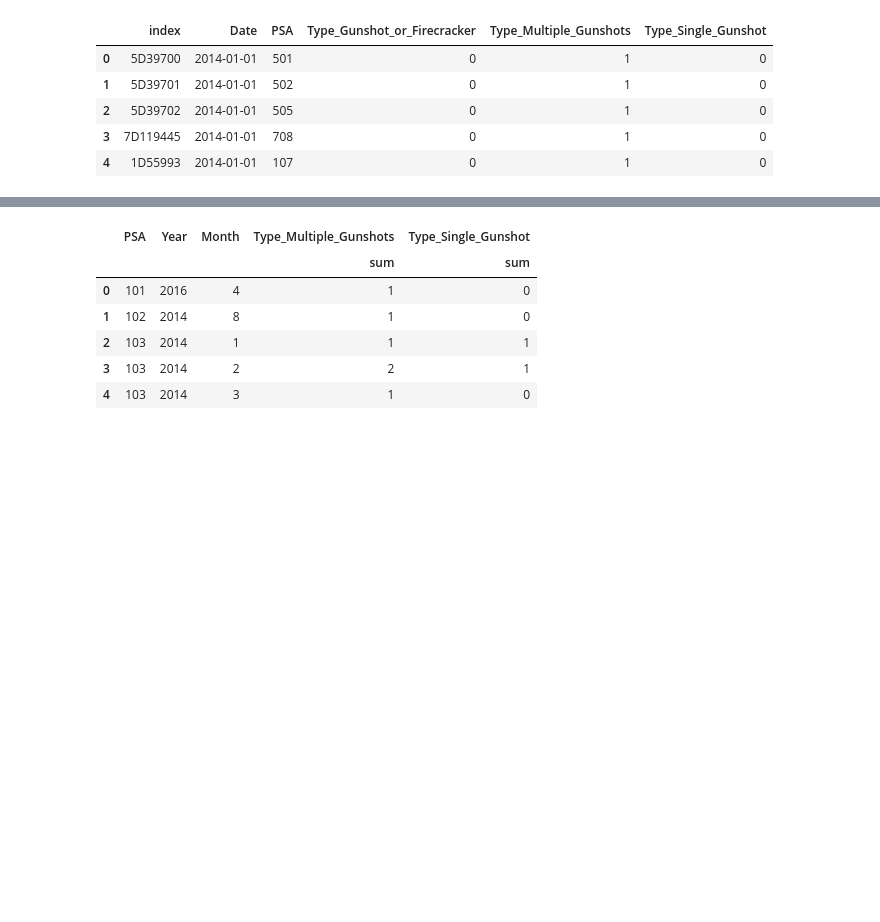
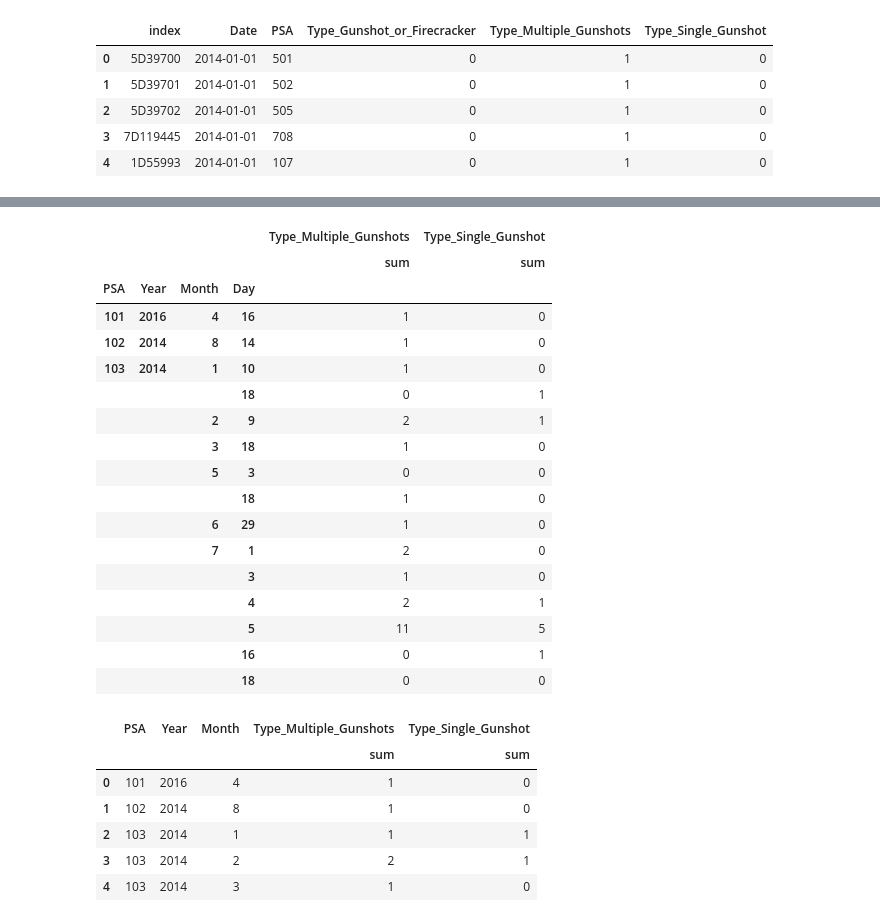
Before and after one commit to haoapple/The_Lab_DC_client_project, a Jupyter notebook: 03.Feature Engineering.ipynb, the cells around one changed output, grey strips where cells are left out. Cells and saved outputs as stored; diff of their text form; code cells hidden in the pictures; blank space fills up the shorter version.

```diff
--- a/03.Feature Engineering.ipynb
+++ b/03.Feature Engineering.ipynb
@@ -121,3 +119,25 @@ shots_psa.head()
+# %%
+# Create a line graph of PSA on each graph as PSA overtime.
+shots_psa.head(15)
+# %% [output]
+|  |  |  |  | Type_Multiple_Gunshots | Type_Single_Gunshot |
+|  |  |  |  | sum | sum |
+| PSA | Year | Month | Day |  |  |
+| 101 | 2016 | 4 | 16 | 1 | 0 |
+| 102 | 2014 | 8 | 14 | 1 | 0 |
+| 103 | 2014 | 1 | 10 | 1 | 0 |
+|  |  |  | 18 | 0 | 1 |
+|  |  | 2 | 9 | 2 | 1 |
+|  |  | 3 | 18 | 1 | 0 |
+|  |  | 5 | 3 | 0 | 0 |
+|  |  |  | 18 | 1 | 0 |
+|  |  | 6 | 29 | 1 | 0 |
+|  |  | 7 | 1 | 2 | 0 |
+|  |  |  | 3 | 1 | 0 |
+|  |  |  | 4 | 2 | 1 |
+|  |  |  | 5 | 11 | 5 |
+|  |  |  | 16 | 0 | 1 |
+|  |  |  | 18 | 0 | 0 |
 # %%
 shots_psa = shots_psa.reset_index()
 # %%
```
Also changed, not shown: parts of 4 cells of this notebook, 1 other file.
